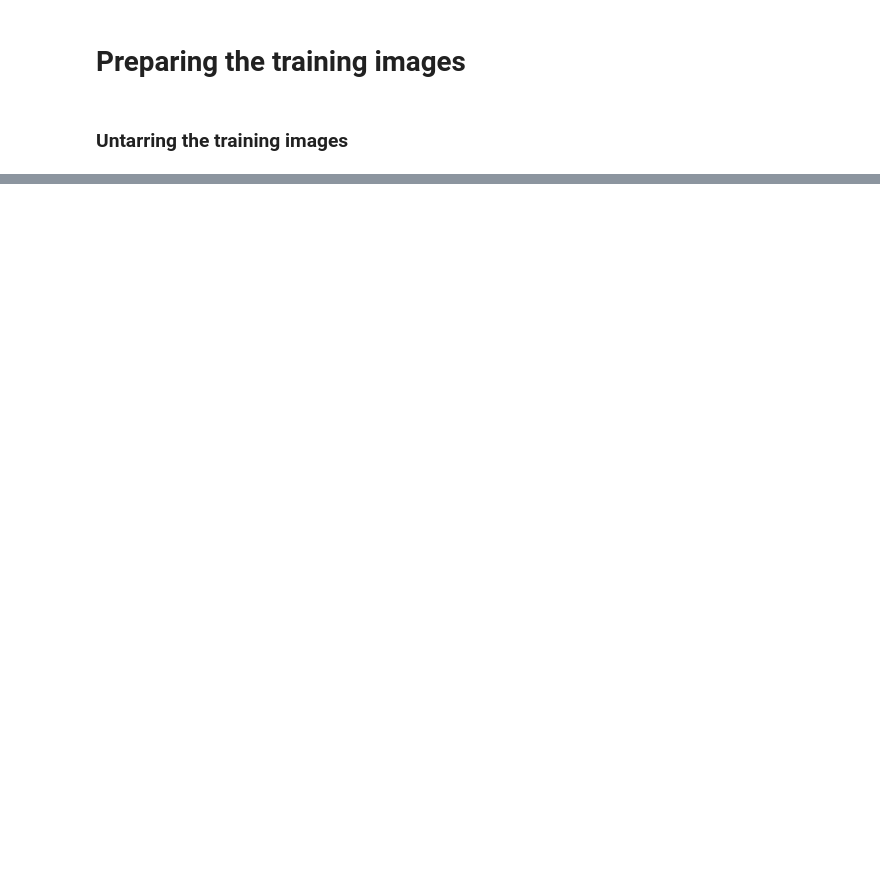
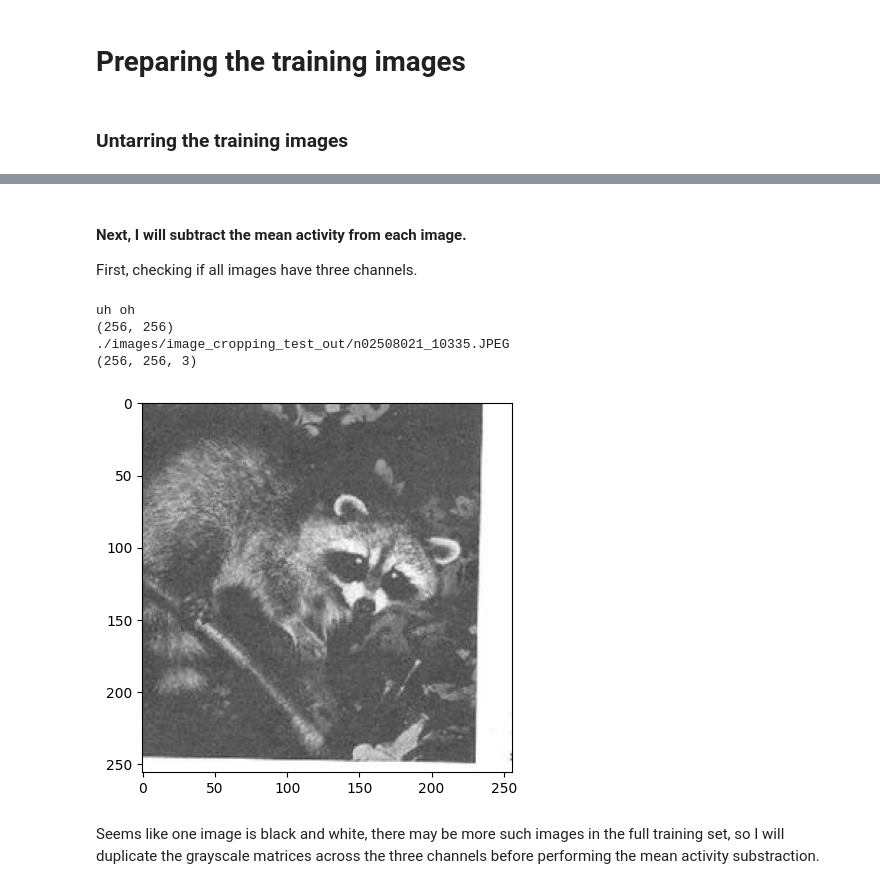
Before and after one commit to AsteroidHunter/replicatingAlexNet, a Jupyter notebook: preprocessing.ipynb, the cells around one changed output, grey strips where cells are left out. Saved outputs shown, nothing was run; the diff lists cells and outputs as text; code cells hidden in the pictures; blank space fills up the shorter version.

```diff
--- a/preprocessing.ipynb
+++ b/preprocessing.ipynb
@@ -38,0 +93,2 @@ for i in os.listdir(patch_images_train):
+# %%
+image_names_path = [training_images_path + f for f in os.listdir(training_images_path)]
@@ -38,0 +141,10 @@ for i in os.listdir(patch_images_train):
+# %%
+# updating the list of valid images
+training_images_path = "./images/training_images/"
+image_names_path = [training_images_path + f for f in os.listdir(training_images_path)]
+
+new_image_count = len(image_names_path)
+print(
+    new_image_count,
+    image_names_path[:5],
+)
@@ -38,0 +171,6 @@ for i in os.listdir(patch_images_train):
+# %%
+for i in random.choices(image_names_path, k=500):
+    shutil.copy(
+            i,
+            "./images/image_cropping_test"
+        )
@@ -38,0 +303,30 @@ for i in os.listdir(patch_images_train):
+# %% [markdown]
+#### Next, I will subtract the mean activity from each image.
+
+First, checking if all images have three channels.
+# %%
+for i in range(500):
+    image = Image.open(transformed_names_path[i])
+    image_as_array = np.asarray(image)
+
+    if image_as_array.shape != (256, 256, 3):
+        print("uh oh")
+        print(image_as_array.shape)
+        print(transformed_names_path[i])
+        plt.imshow(image_as_array)
+
+        # duplicating the grayscale across three channels
+        three_channel_image = Image.merge("RGB", (image, image, image))
+        plt.imshow(np.asarray(three_channel_image))
+        print(np.asarray(three_channel_image).shape)
+
+        # saving the new image by overwriting te old one
+        three_channel_image.save(transformed_names_path[i])
+# %% [output]
+uh oh
+(256, 256)
+./images/image_cropping_test_out/n02508021_10335.JPEG
+(256, 256, 3)
+[figure, added]
+# %% [markdown]
+Seems like one image is black and white, there may be more such images in the full training set, so I will duplicate the grayscale matrices across the three channels before performing the mean activity substraction.
```
Also changed, not shown: parts of 49 cells of this notebook.
